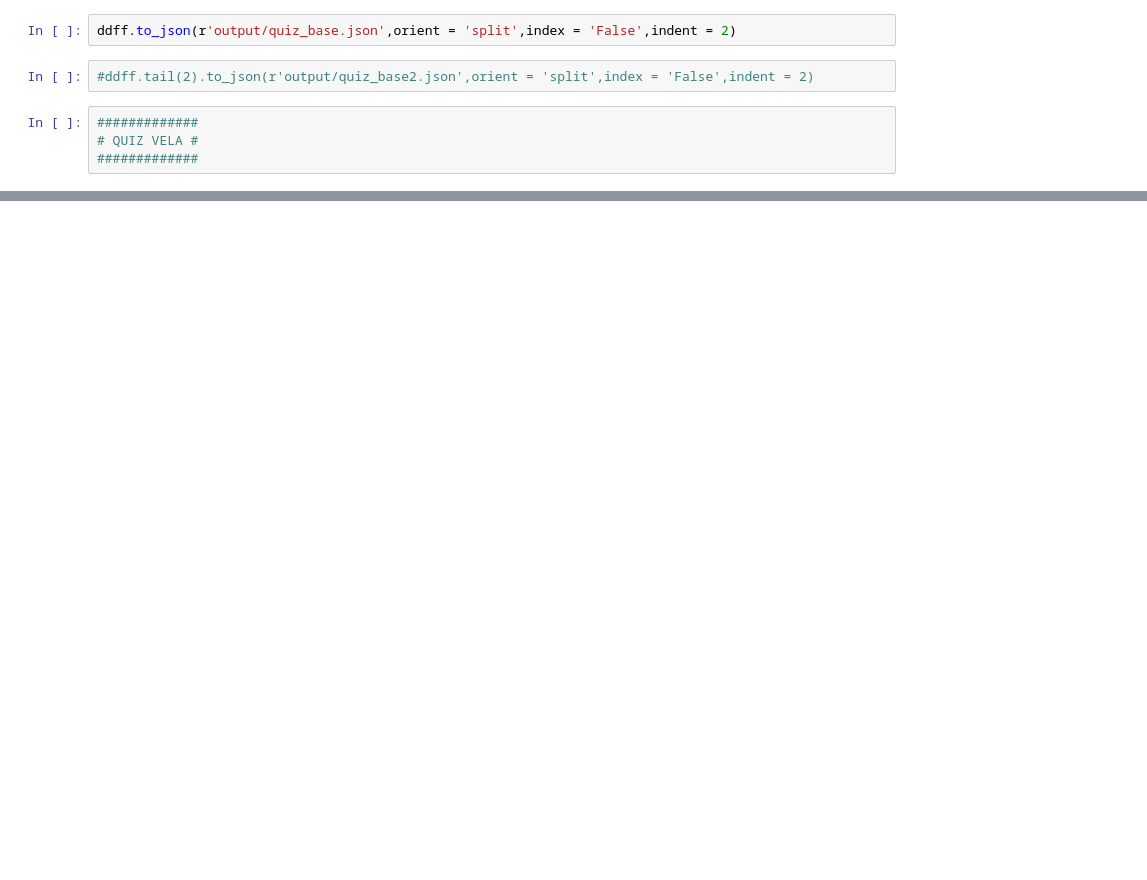
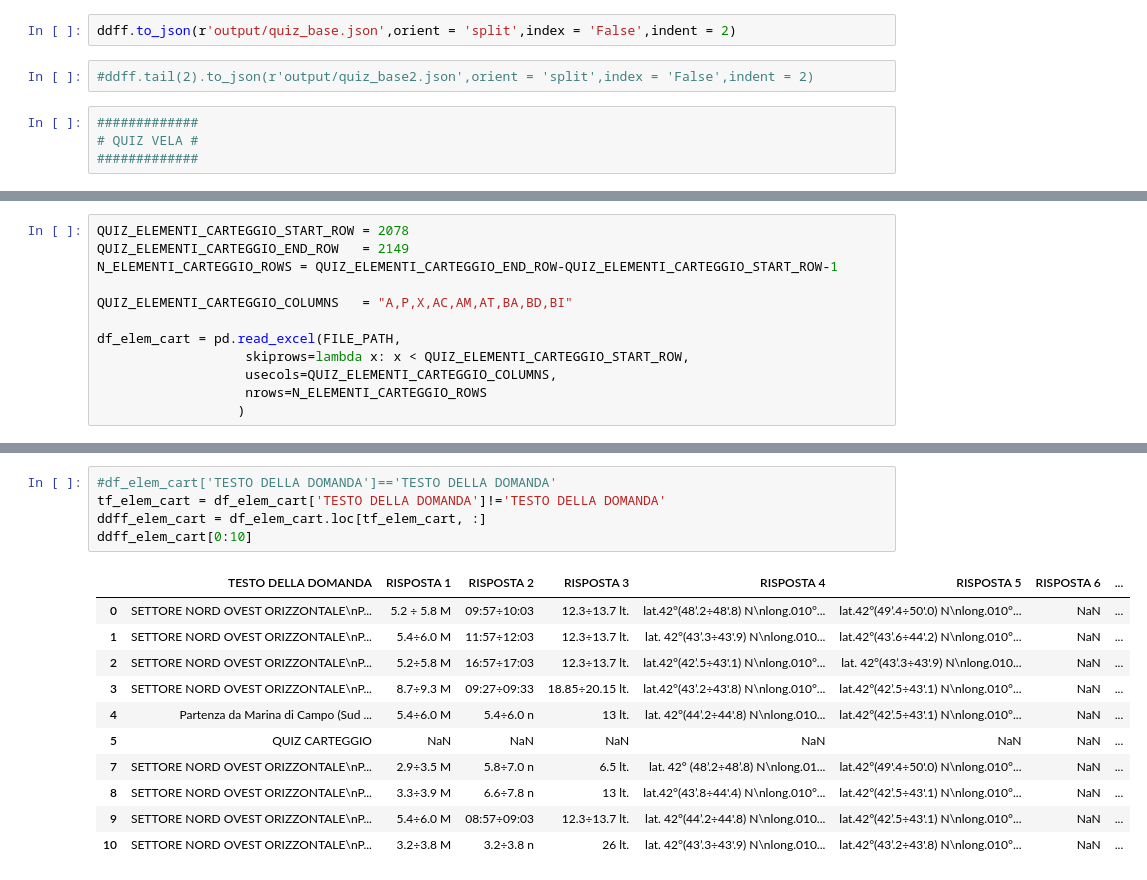
Before and after one commit to cristianoatwork/patente-nautica, a Jupyter notebook: jupiter_notebook/1 Quiz export into Json.ipynb, the cells around one changed output, grey strips where cells are left out. Cells and saved outputs as stored; diff of their text form; blank space fills up the shorter version.

```diff
--- a/jupiter_notebook/1 Quiz export into Json.ipynb
+++ b/jupiter_notebook/1 Quiz export into Json.ipynb
@@ -182,0 +187,12 @@ ddff_vela.to_json(r'output/quiz_vela.json',orient = 'split',index = 'False',inde
+# %%
+QUIZ_ELEMENTI_CARTEGGIO_START_ROW = 2078
+QUIZ_ELEMENTI_CARTEGGIO_END_ROW   = 2149
+N_ELEMENTI_CARTEGGIO_ROWS = QUIZ_ELEMENTI_CARTEGGIO_END_ROW-QUIZ_ELEMENTI_CARTEGGIO_START_ROW-1
+
+QUIZ_ELEMENTI_CARTEGGIO_COLUMNS   = "A,P,X,AC,AM,AT,BA,BD,BI"
+
+df_elem_cart = pd.read_excel(FILE_PATH,
+                   skiprows=lambda x: x < QUIZ_ELEMENTI_CARTEGGIO_START_ROW,
+                   usecols=QUIZ_ELEMENTI_CARTEGGIO_COLUMNS,
+                   nrows=N_ELEMENTI_CARTEGGIO_ROWS
+                  )
@@ -182,0 +212,17 @@ ddff_vela.to_json(r'output/quiz_vela.json',orient = 'split',index = 'False',inde
+# %%
+#df_elem_cart['TESTO DELLA DOMANDA']=='TESTO DELLA DOMANDA'
+tf_elem_cart = df_elem_cart['TESTO DELLA DOMANDA']!='TESTO DELLA DOMANDA'
+ddff_elem_cart = df_elem_cart.loc[tf_elem_cart, :]
+ddff_elem_cart[0:10]
+# %% [output]
+|  | TESTO DELLA DOMANDA | RISPOSTA 1 | RISPOSTA 2 | RISPOSTA 3 | RISPOSTA 4 | RISPOSTA 5 | RISPOSTA 6 | ... |
+| 0 | SETTORE NORD OVEST ORIZZONTALE\nP... | 5.2 ÷ 5.8 M | 09:57÷10:03 | 12.3÷13.7 lt. | lat.42°(48’.2÷48'.8) N\nlong.010°... | lat.42°(49’.4÷50'.0) N\nlong.010°... | NaN | ... |
+| 1 | SETTORE NORD OVEST ORIZZONTALE\nP... | 5.4÷6.0 M | 11:57÷12:03 | 12.3÷13.7 lt. | lat. 42°(43’.3÷43'.9) N\nlong.010... | lat.42°(43’.6÷44'.2) N\nlong.010°... | NaN | ... |
+| 2 | SETTORE NORD OVEST ORIZZONTALE\nP... | 5.2÷5.8 M | 16:57÷17:03 | 12.3÷13.7 lt. | lat.42°(42’.5÷43'.1) N\nlong.010°... | lat. 42°(43’.3÷43'.9) N\nlong.010... | NaN | ... |
+| 3 | SETTORE NORD OVEST ORIZZONTALE\nP... | 8.7÷9.3 M | 09:27÷09:33 | 18.85÷20.15 lt. | lat.42°(43’.2÷43'.8) N\nlong.010°... | lat.42°(42’.5÷43'.1) N\nlong.010°... | NaN | ... |
+| 4 | Partenza da Marina di Campo (Sud ... | 5.4÷6.0 M | 5.4÷6.0 n | 13 lt. | lat. 42°(44’.2÷44'.8) N\nlong.010... | lat.42°(42’.5÷43'.1) N\nlong.010°... | NaN | ... |
+| 5 | QUIZ CARTEGGIO | NaN | NaN | NaN | NaN | NaN | NaN | ... |
+| 7 | SETTORE NORD OVEST ORIZZONTALE\nP... | 2.9÷3.5 M | 5.8÷7.0 n | 6.5 lt. | lat. 42° (48’.2÷48’.8) N\nlong.01... | lat.42°(49'.4÷50'.0) N\nlong.010°... | NaN | ... |
+| 8 | SETTORE NORD OVEST ORIZZONTALE\nP... | 3.3÷3.9 M | 6.6÷7.8 n | 13 lt. | lat.42°(43’.8÷44'.4) N\nlong.010°... | lat.42°(42’.5÷43'.1) N\nlong.010°... | NaN | ... |
+| 9 | SETTORE NORD OVEST ORIZZONTALE\nP... | 5.4÷6.0 M | 08:57÷09:03 | 12.3÷13.7 lt. | lat. 42°(44’.2÷44'.8) N\nlong.010... | lat.42°(42’.5÷43'.1) N\nlong.010°... | NaN | ... |
+| 10 | SETTORE NORD OVEST ORIZZONTALE\nP... | 3.2÷3.8 M | 3.2÷3.8 n | 26 lt. | lat. 42°(43’.3÷43'.9) N\nlong.010... | lat.42°(43’.2÷43'.8) N\nlong.010°... | NaN | ... |
```
Also changed, not shown: parts of 43 cells of this notebook, 4 other files.
